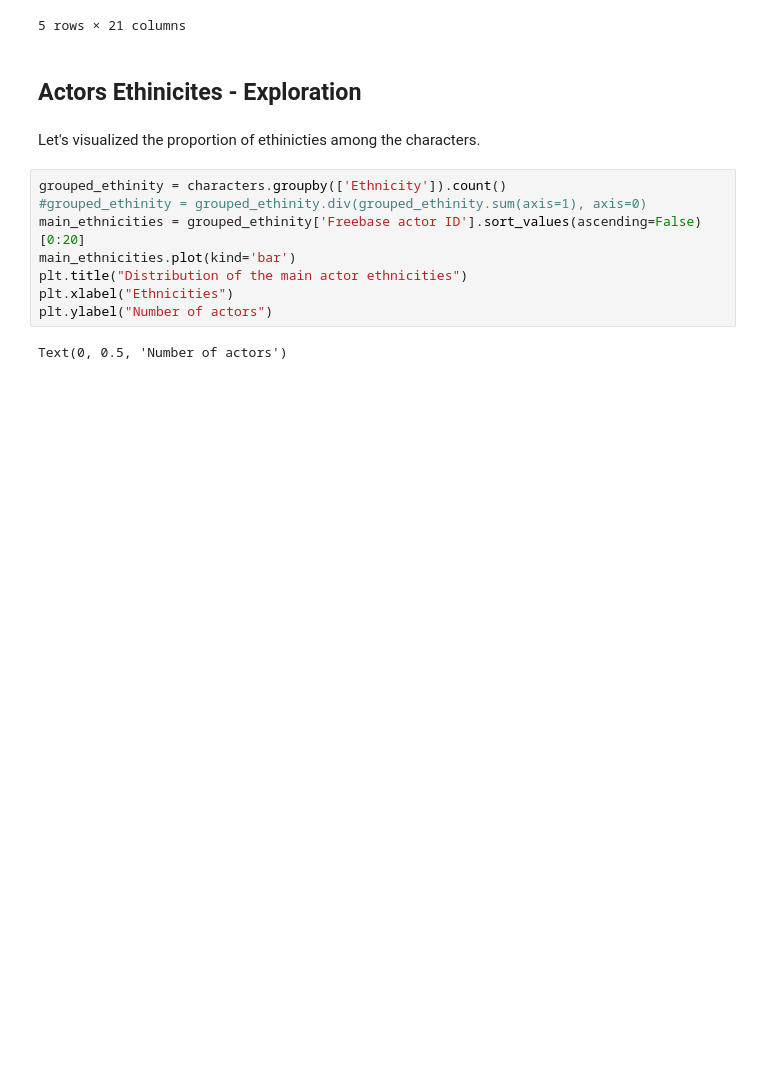
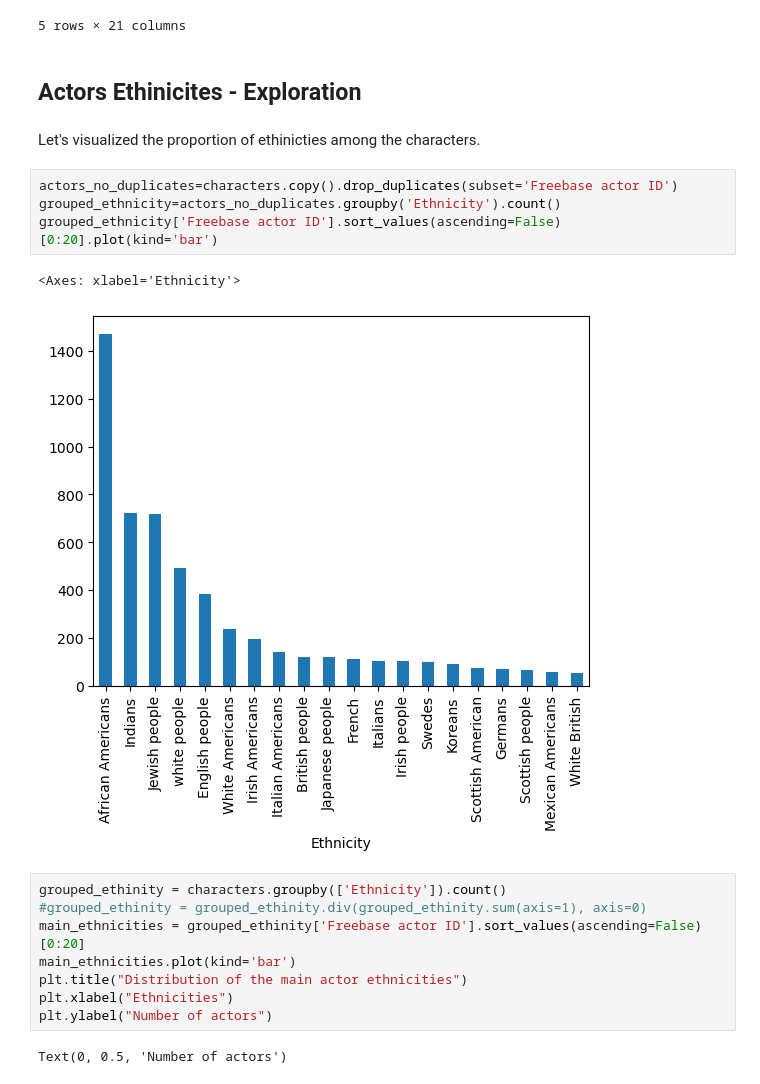
Before and after one commit to epfl-ada/ada-2023-project-draco, a Jupyter notebook: Milstone_project2.ipynb, the cells around one changed output. Drawn from its saved outputs; the diff is of its cells as text; blank space fills up the shorter version.

Commit message:
Ethnicity distribution updated removed height

```diff
--- a/Milstone_project2.ipynb
+++ b/Milstone_project2.ipynb
@@ -111,6 +111,13 @@ characters_movies.head()
 ## Actors Ethinicites - Exploration
 # %% [markdown]
 Let's visualized the proportion of ethinicties among the characters.
+# %%
+actors_no_duplicates=characters.copy().drop_duplicates(subset='Freebase actor ID')
+grouped_ethnicity=actors_no_duplicates.groupby('Ethnicity').count()
+grouped_ethnicity['Freebase actor ID'].sort_values(ascending=False)[0:20].plot(kind='bar')
+# %% [output]
+<Axes: xlabel='Ethnicity'>
+[figure, added]
 # %%
 grouped_ethinity = characters.groupby(['Ethnicity']).count()
 #grouped_ethinity = grouped_ethinity.div(grouped_ethinity.sum(axis=1), axis=0)
```
Also changed, not shown: parts of 1 cell of this notebook.
